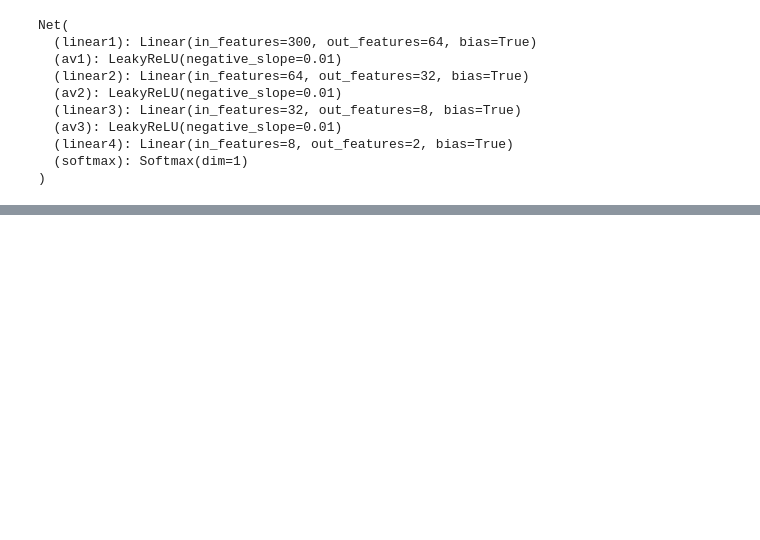
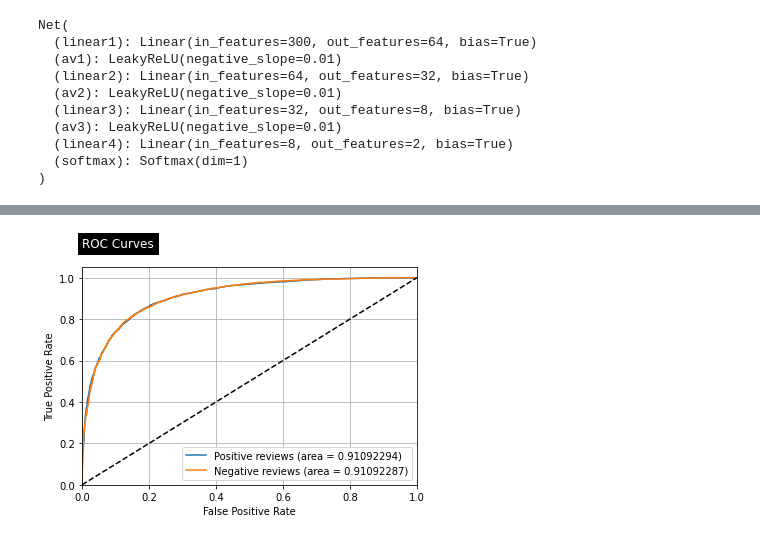
Before and after one commit to EliasEconomou/AI2-Natural-Language-Processing, a Jupyter notebook: Natural_Language_Processing_2.ipynb, the cells around one changed output, grey strips where cells are left out. Cells and saved outputs as stored; diff of their text form; code cells hidden in the pictures; blank space fills up the shorter version.

```diff
--- a/Natural_Language_Processing_2.ipynb
+++ b/Natural_Language_Processing_2.ipynb
@@ -682,0 +669,6 @@ plt.legend(["Train f1-score"])
+# %%
+# Create an array of 2 columns - each for every class and assign 1 or 0
+# depending on the label of each instance
+y_test_valuesBin = label_binarize(y_test_values, classes=[0,1,2])
+y_test_valuesBin = np.delete(y_test_valuesBin, 2, 1)
+y_test_valuesBin
@@ -682,0 +683,32 @@ plt.legend(["Train f1-score"])
+# %%
+from sklearn.preprocessing import label_binarize
+# Compute ROC curve and ROC area for each class
+fpr = dict()
+tpr = dict()
+roc_auc = dict()
+yLabelsBin = label_binarize(y_test_values, classes=[0,1])
+for i in range(2):
+    fpr[i], tpr[i], _ = roc_curve(y_test_valuesBin[:, i], results[:, i])
+    roc_auc[i] = auc(fpr[i], tpr[i])
+
+plt.grid()
+
+classes = ['Positive reviews','Negative reviews']
+for i in range(2):
+  plt.plot(fpr[i], tpr[i], label='{0} (area = {1:0.8f})'
+                                  ''.format(classes[i], roc_auc[i]))
+
+plt.plot([0, 1], [0, 1], "k--")
+plt.xlim([0.0, 1.0])
+plt.ylim([0.0, 1.05])
+plt.xlabel("False Positive Rate")
+plt.ylabel("True Positive Rate")
+plt.title(label="ROC Curves",
+          loc="left",
+          pad='20.0',
+          backgroundcolor='black',
+          color='white')
+plt.legend(loc="lower right")
+plt.show()
+# %% [output]
+[figure, added]
```
Also changed, not shown: parts of 22 cells of this notebook.
